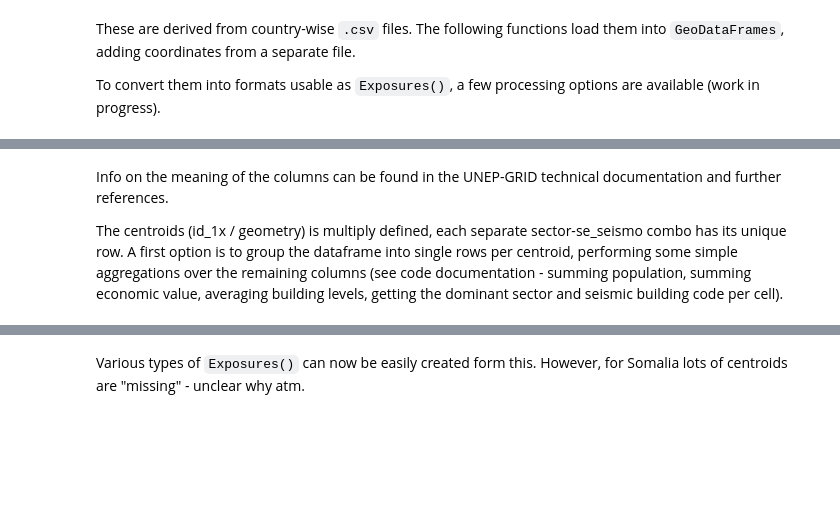
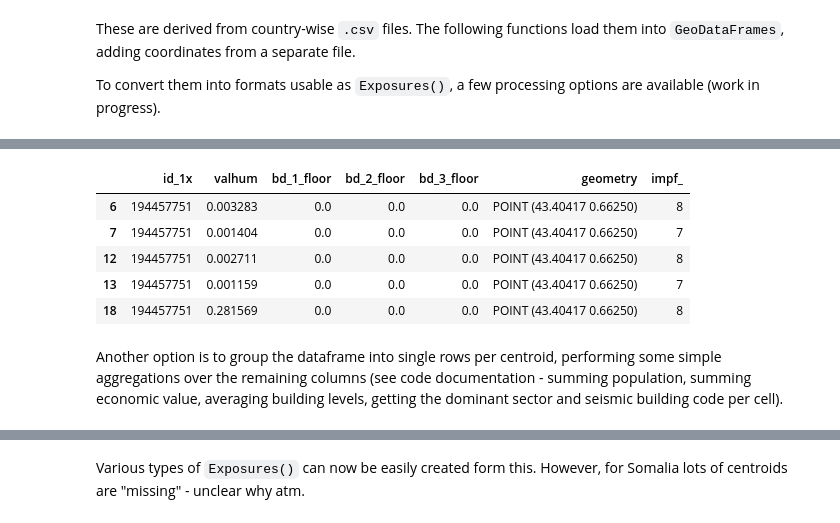
Before and after one commit to Evelyn-M/global-displacement-risk, a Jupyter notebook: doc/tutorial_exposure.ipynb, the cells around one changed output, grey strips where cells are left out. Drawn from its saved outputs; the diff is of its cells as text; code cells hidden in the pictures; blank space fills up the shorter version.

```diff
--- a/doc/tutorial_exposure.ipynb
+++ b/doc/tutorial_exposure.ipynb
@@ -73,0 +73,5 @@ gdf_bem_subcomps.geometry.plot()
+# %%
+# define a impf mapping for the building types
+btypes = np.unique(gdf_bem_subcomps.se_seismo)
+dict_impf_map = dict(zip(btypes, list(np.arange(len(btypes)))))
+dict_impf_map
@@ -74,8 +88,23 @@ gdf_bem_subcomps.geometry.plot()
+# %%
+gdf_bem_subcomps = gdf_bem_subcomps[gdf_bem_subcomps.valhum>0.001] # filter out rows with basically no population
+gdf_bem_subcomps['impf_'] = gdf_bem_subcomps.apply(lambda row: dict_impf_map[row.se_seismo], axis=1)
+# %%
+gdf_bem_subcomps.rename({'valhum' : 'value'}, axis=1)
+# remove for now unnecessary cols
+for col in ['iso3', 'cpx', 'sector', 'valfis', 'se_seismo']:
+    gdf_bem_subcomps.pop(col)
+# %%
+exp_bem_subcomps = Exposures(gdf_bem_subcomps)
+exp_bem_subcomps.gdf.head()
+# %% [output]
+|  | id_1x | valhum | bd_1_floor | bd_2_floor | bd_3_floor | geometry | impf_ |
+| 6 | 194457751 | 0.003283 | 0.0 | 0.0 | 0.0 | POINT (43.40417 0.66250) | 8 |
+| 7 | 194457751 | 0.001404 | 0.0 | 0.0 | 0.0 | POINT (43.40417 0.66250) | 7 |
+| 12 | 194457751 | 0.002711 | 0.0 | 0.0 | 0.0 | POINT (43.40417 0.66250) | 8 |
+| 13 | 194457751 | 0.001159 | 0.0 | 0.0 | 0.0 | POINT (43.40417 0.66250) | 7 |
+| 18 | 194457751 | 0.281569 | 0.0 | 0.0 | 0.0 | POINT (43.40417 0.66250) | 8 |
 # %% [markdown]
-Info on the meaning of the columns can be found in the UNEP-GRID technical documentation and further references.
-
-The centroids (id_1x / geometry) is multiply defined, each separate sector-se_seismo combo has its unique row.
-A first option is to group the dataframe into single rows per centroid, performing some simple aggregations over the remaining columns (see code documentation - summing population, summing economic value, averaging building levels, getting the dominant sector and seismic building code per cell).
+Another option is to group the dataframe into single rows per centroid, performing some simple aggregations over the remaining columns (see code documentation - summing population, summing economic value, averaging building levels, getting the dominant sector and seismic building code per cell).
 # %%
 gdf_bem_subcomps_pergrid = exposure.gdf_from_bem_subcomps(cntry_name, opt='per_grid')
 gdf_bem_subcomps_pergrid.head()
```
Also changed, not shown: parts of 9 cells of this notebook.
